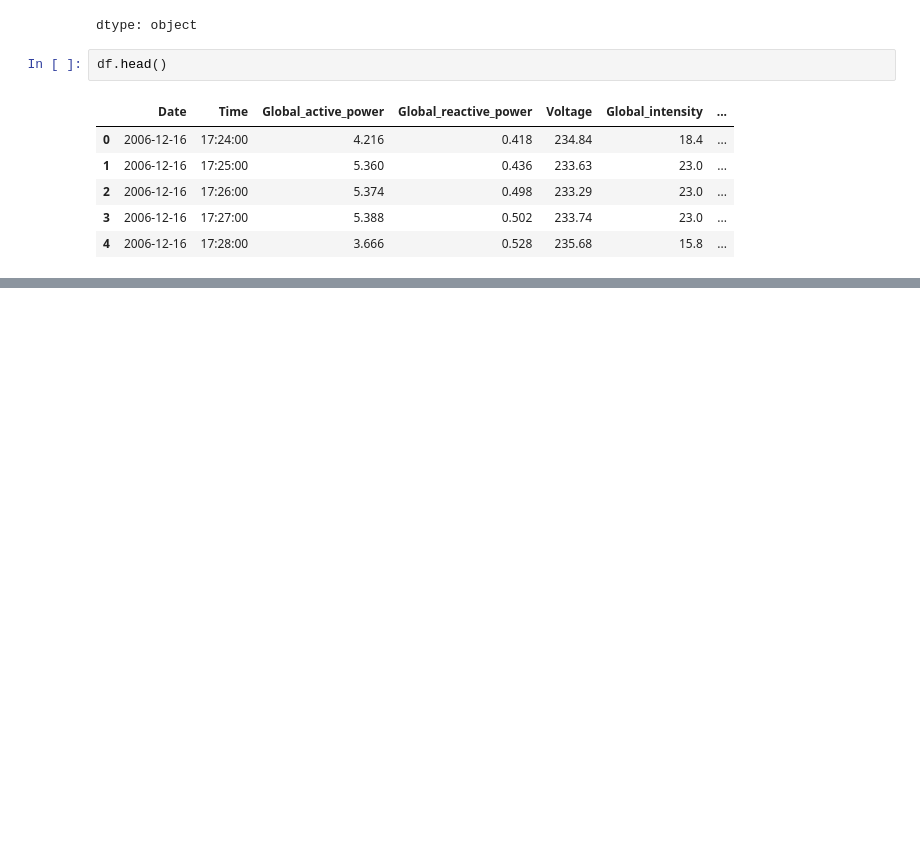
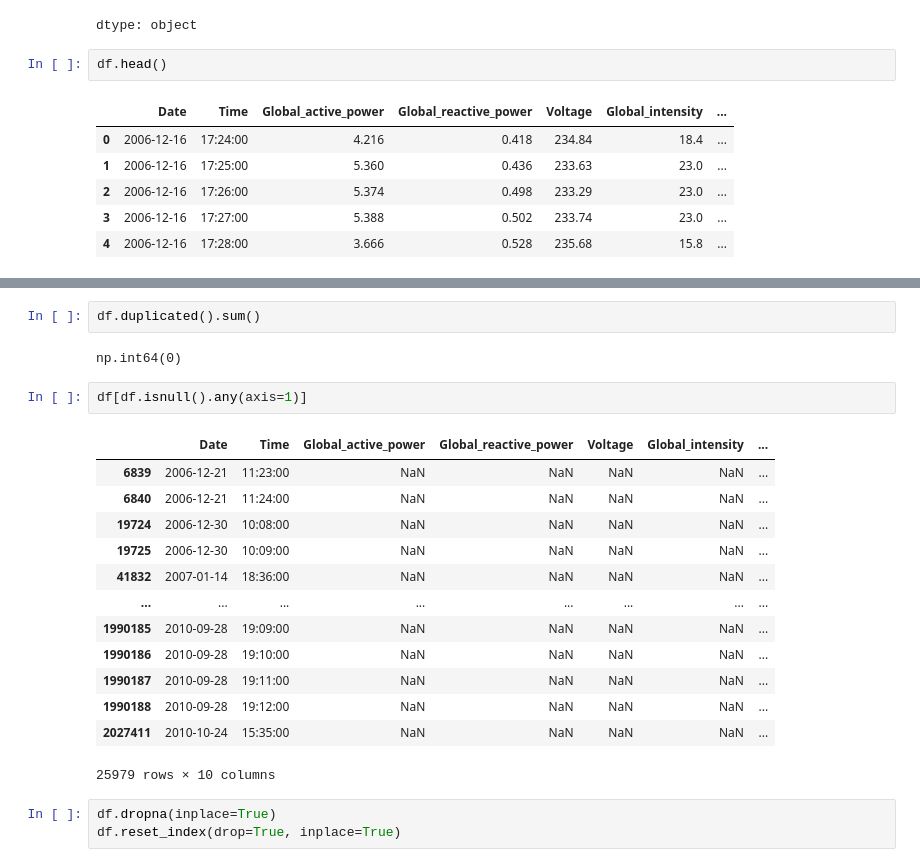
Before and after one commit to Adhi1755/Power-Consumption-Demand-Forecasting, a Jupyter notebook: Mini_Project_on_Demand_Forecasting.ipynb, the cells around one changed output, grey strips where cells are left out. Cells and saved outputs as stored; diff of their text form; blank space fills up the shorter version.

```diff
--- a/Mini_Project_on_Demand_Forecasting.ipynb
+++ b/Mini_Project_on_Demand_Forecasting.ipynb
@@ -121,0 +137,23 @@ df.head()
+# %%
+df.duplicated().sum()
+# %% [output]
+np.int64(0)
+# %%
+df[df.isnull().any(axis=1)]
+# %% [output]
+|  | Date | Time | Global_active_power | Global_reactive_power | Voltage | Global_intensity | ... |
+| 6839 | 2006-12-21 | 11:23:00 | NaN | NaN | NaN | NaN | ... |
+| 6840 | 2006-12-21 | 11:24:00 | NaN | NaN | NaN | NaN | ... |
+| 19724 | 2006-12-30 | 10:08:00 | NaN | NaN | NaN | NaN | ... |
+| 19725 | 2006-12-30 | 10:09:00 | NaN | NaN | NaN | NaN | ... |
+| 41832 | 2007-01-14 | 18:36:00 | NaN | NaN | NaN | NaN | ... |
+| ... | ... | ... | ... | ... | ... | ... | ... |
+| 1990185 | 2010-09-28 | 19:09:00 | NaN | NaN | NaN | NaN | ... |
+| 1990186 | 2010-09-28 | 19:10:00 | NaN | NaN | NaN | NaN | ... |
+| 1990187 | 2010-09-28 | 19:11:00 | NaN | NaN | NaN | NaN | ... |
+| 1990188 | 2010-09-28 | 19:12:00 | NaN | NaN | NaN | NaN | ... |
+| 2027411 | 2010-10-24 | 15:35:00 | NaN | NaN | NaN | NaN | ... |
+25979 rows × 10 columns
+# %%
+df.dropna(inplace=True)
+df.reset_index(drop=True, inplace=True)
```
Also changed, not shown: parts of 2 cells of this notebook.
